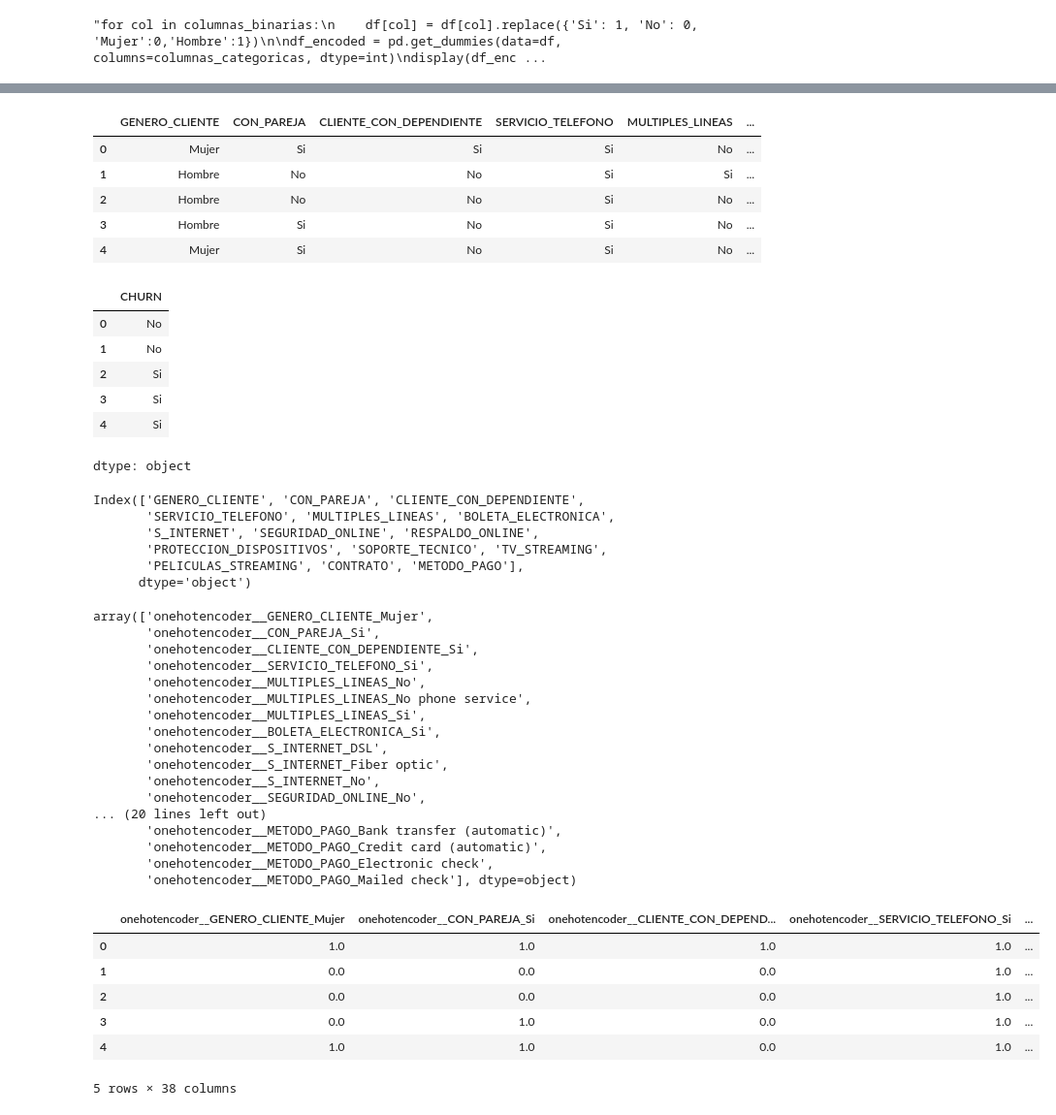
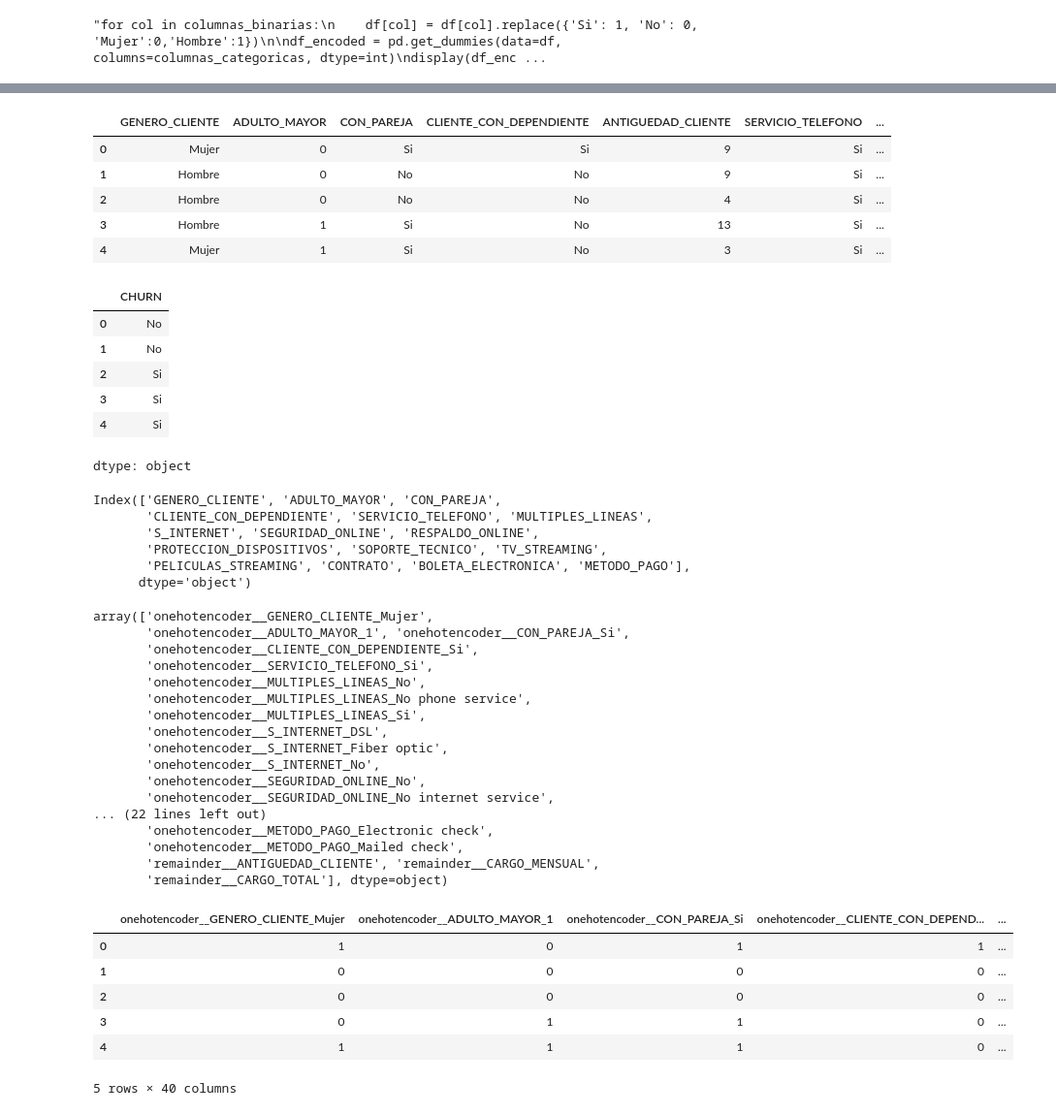
Before and after one commit to raohxxx/Telecom-2-challenge, a Jupyter notebook: telecomX2.ipynb, the cells around one changed output, grey strips where cells are left out. Shown at 97% size. Cells and saved outputs as stored; diff of their text form; code cells hidden in the pictures.

```diff
--- a/telecomX2.ipynb
+++ b/telecomX2.ipynb
@@ -6,7 +6,8 @@
 ## 1.-Importando los datos de Telecom x
 # %%
 import pandas as pd
-url='https://github.com/raohxxx/Telecom-2-challenge/raw/refs/heads/main/datos_limpios2.csv'
+url='https://github.com/raohxxx/Telecom-2-challenge/raw/refs/heads/main/datos_limpios3.csv'
 df=pd.read_csv(url)
+
 df.head()
 # %% [output]
@@ -116,7 +114,7 @@ display(df_encoded.sample(5))'''
 "for col in columnas_binarias:\n    df[col] = df[col].replace({'Si': 1, 'No': 0, 'Mujer':0,'Hombre':1})\n\ndf_encoded = pd.get_dummies(data=df, columns=columnas_categoricas, dtype=int)\ndisplay(df_enc ...
 # %%
 #df_encoded.info()
-columnas=columnas_binarias+columnas_categoricas
-df_encoded=df[columnas]
+#columnas=columnas_binarias+columnas_categoricas
+df_encoded=df[columns]
 df_encoded.head()
 # %% [output]
@@ -132,12 +130,12 @@ y=df_encoded['CHURN']
 display(X.head())
 display(y.head())
 # %% [output]
-|  | GENERO_CLIENTE | CON_PAREJA | CLIENTE_CON_DEPENDIENTE | SERVICIO_TELEFONO | MULTIPLES_LINEAS | ... |
-| 0 | Mujer | Si | Si | Si | No | ... |
-| 1 | Hombre | No | No | Si | Si | ... |
-| 2 | Hombre | No | No | Si | No | ... |
-| 3 | Hombre | Si | No | Si | No | ... |
-| 4 | Mujer | Si | No | Si | No | ... |
+|  | GENERO_CLIENTE | ADULTO_MAYOR | CON_PAREJA | CLIENTE_CON_DEPENDIENTE | ANTIGUEDAD_CLIENTE | SERVICIO_TELEFONO | ... |
+| 0 | Mujer | 0 | Si | Si | 9 | Si | ... |
+| 1 | Hombre | 0 | No | No | 9 | Si | ... |
+| 2 | Hombre | 0 | No | No | 4 | Si | ... |
+| 3 | Hombre | 1 | Si | No | 13 | Si | ... |
+| 4 | Mujer | 1 | Si | No | 3 | Si | ... |
 |  | CHURN |
 | 0 | No |
 | 1 | No |
@@ -148,20 +146,24 @@ dtype: object
 # %%
 from sklearn.compose import make_column_transformer
 from sklearn.preprocessing import OneHotEncoder
+
 columnas = X.columns
-display(columnas)
+columnas_numericas = ['ANTIGUEDAD_CLIENTE','CARGO_MENSUAL', 'CARGO_TOTAL']
+columnasS=columnas.drop(columnas_numericas)
+display(columnasS)
 # %% [output]
-Index(['GENERO_CLIENTE', 'CON_PAREJA', 'CLIENTE_CON_DEPENDIENTE',
-       'SERVICIO_TELEFONO', 'MULTIPLES_LINEAS', 'BOLETA_ELECTRONICA',
+Index(['GENERO_CLIENTE', 'ADULTO_MAYOR', 'CON_PAREJA',
+       'CLIENTE_CON_DEPENDIENTE', 'SERVICIO_TELEFONO', 'MULTIPLES_LINEAS',
        'S_INTERNET', 'SEGURIDAD_ONLINE', 'RESPALDO_ONLINE',
        'PROTECCION_DISPOSITIVOS', 'SOPORTE_TECNICO', 'TV_STREAMING',
-       'PELICULAS_STREAMING', 'CONTRATO', 'METODO_PAGO'],
+       'PELICULAS_STREAMING', 'CONTRATO', 'BOLETA_ELECTRONICA', 'METODO_PAGO'],
       dtype='object')
 # %%
 one_hot = make_column_transformer((
-    OneHotEncoder(drop = 'if_binary'),
-    columnas#['estado_civil', 'escolaridad', 'default', 'prestatario']
-),
+    OneHotEncoder(categories='auto',dtype=int,
+                  drop = 'if_binary'),
+    columnasS),
+
     remainder = 'passthrough',
     sparse_threshold=0,
     force_int_remainder_cols=False)
@@ -170,31 +172,32 @@ X = one_hot.fit_transform(X)
 one_hot.get_feature_names_out(columnas)
 # %% [output]
 array(['onehotencoder__GENERO_CLIENTE_Mujer',
-       'onehotencoder__CON_PAREJA_Si',
+       'onehotencoder__ADULTO_MAYOR_1', 'onehotencoder__CON_PAREJA_Si',
        'onehotencoder__CLIENTE_CON_DEPENDIENTE_Si',
        'onehotencoder__SERVICIO_TELEFONO_Si',
        'onehotencoder__MULTIPLES_LINEAS_No',
        'onehotencoder__MULTIPLES_LINEAS_No phone service',
        'onehotencoder__MULTIPLES_LINEAS_Si',
-       'onehotencoder__BOLETA_ELECTRONICA_Si',
        'onehotencoder__S_INTERNET_DSL',
        'onehotencoder__S_INTERNET_Fiber optic',
        'onehotencoder__S_INTERNET_No',
        'onehotencoder__SEGURIDAD_ONLINE_No',
-... (20 lines left out)
-       'onehotencoder__METODO_PAGO_Bank transfer (automatic)',
-       'onehotencoder__METODO_PAGO_Credit card (automatic)',
+       'onehotencoder__SEGURIDAD_ONLINE_No internet service',
+... (22 lines left out)
        'onehotencoder__METODO_PAGO_Electronic check',
-       'onehotencoder__METODO_PAGO_Mailed check'], dtype=object)
+       'onehotencoder__METODO_PAGO_Mailed check',
+       'remainder__ANTIGUEDAD_CLIENTE', 'remainder__CARGO_MENSUAL',
+       'remainder__CARGO_TOTAL'], dtype=object)
 # %%
-datos=pd.DataFrame(X, columns = one_hot.get_feature_names_out(columnas))
-datos=pd.concat([datos,df[columnas_numericas]], axis=1)
-datos.head()
+X=pd.DataFrame(X, columns = one_hot.get_feature_names_out(columnas))
+#X=pd.concat([X,df[columnas_numericas]], axis=1)
+X = X.astype(int)
+X.head()
 # %% [output]
-|  | onehotencoder__GENERO_CLIENTE_Mujer | onehotencoder__CON_PAREJA_Si | onehotencoder__CLIENTE_CON_DEPEND... | onehotencoder__SERVICIO_TELEFONO_Si | ... |
-| 0 | 1.0 | 1.0 | 1.0 | 1.0 | ... |
-| 1 | 0.0 | 0.0 | 0.0 | 1.0 | ... |
-| 2 | 0.0 | 0.0 | 0.0 | 1.0 | ... |
-| 3 | 0.0 | 1.0 | 0.0 | 1.0 | ... |
-| 4 | 1.0 | 1.0 | 0.0 | 1.0 | ... |
+|  | onehotencoder__GENERO_CLIENTE_Mujer | onehotencoder__ADULTO_MAYOR_1 | onehotencoder__CON_PAREJA_Si | onehotencoder__CLIENTE_CON_DEPEND... | ... |
+| 0 | 1 | 0 | 1 | 1 | ... |
+| 1 | 0 | 0 | 0 | 0 | ... |
+| 2 | 0 | 0 | 0 | 0 | ... |
+| 3 | 0 | 1 | 1 | 0 | ... |
+| 4 | 1 | 1 | 1 | 0 | ... |
-5 rows × 38 columns
+5 rows × 40 columns
```
Also changed, not shown: parts of 11 cells of this notebook.
